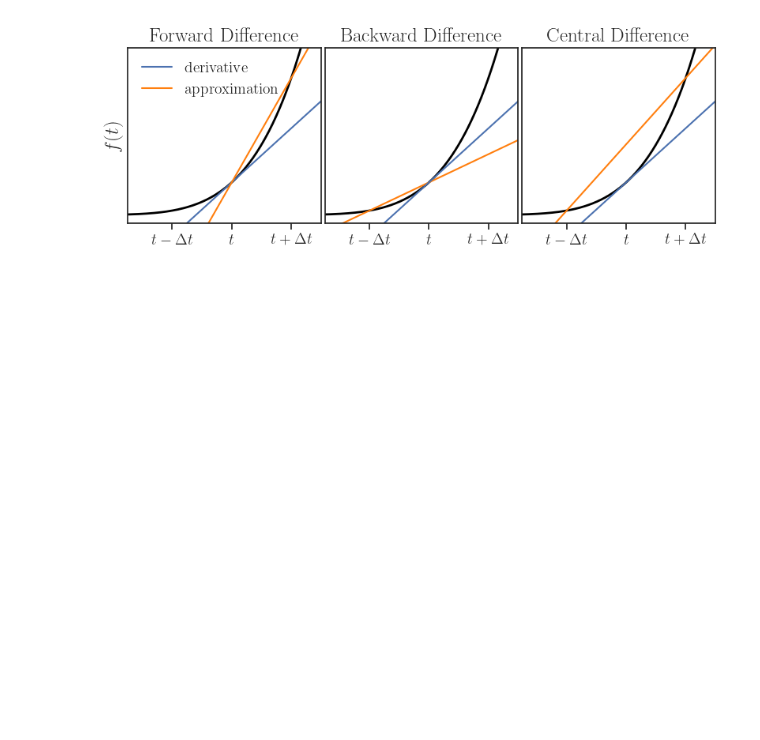
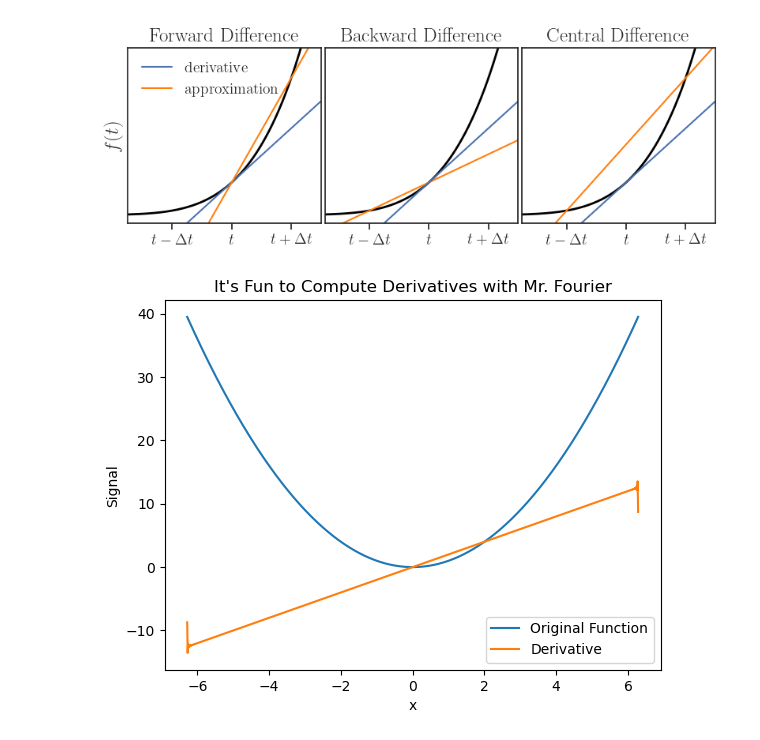
Before and after one commit to yairmau/time-series, a Jupyter notebook: rates-of-change/test.ipynb, the cells around one changed output. Drawn from its saved outputs; the diff is of its cells as text; code cells hidden in the pictures; blank space fills up the shorter version.

```diff
--- a/rates-of-change/test.ipynb
+++ b/rates-of-change/test.ipynb
@@ -106,3 +106,37 @@ ax[2].set(title="Central Difference")
 fig.savefig("central_diff.png", dpi=300)
 # %% [output]
 [figure]
+# %%
+import numpy as np
+import matplotlib.pyplot as plt
+from scipy.fft import fft, ifft
+
+# Define the function whose derivative we want to compute
+def f(x):
+    # return np.sin(x)
+    return x**2
+
+# Define the domain of the function
+x_values = np.linspace(-2*np.pi, 2*np.pi, 1000)
+y_values = f(x_values)
+
+# Compute the Fourier transform of the function
+fourier_transform = fft(y_values)
+
+# Compute the derivative in Fourier space
+k_values = np.fft.fftfreq(len(x_values), x_values[1] - x_values[0])  # Frequency domain
+derivative_fourier = 1j * 2*np.pi * k_values * fourier_transform
+
+# Compute the inverse Fourier transform to get the derivative in the time domain
+derivative_time_domain = ifft(derivative_fourier)
+
+# Plot the original function and its derivative
+plt.plot(x_values, y_values, label='Original Function')
+plt.plot(x_values, derivative_time_domain, label='Derivative')
+plt.legend()
+plt.xlabel('x')
+plt.ylabel('Signal')  # Updated y-label
+plt.title("It's Fun to Compute Derivatives with Mr. Fourier")
+plt.show()
+# %% [output]
+[figure, added]
```
Also changed, not shown: 18 other files.
